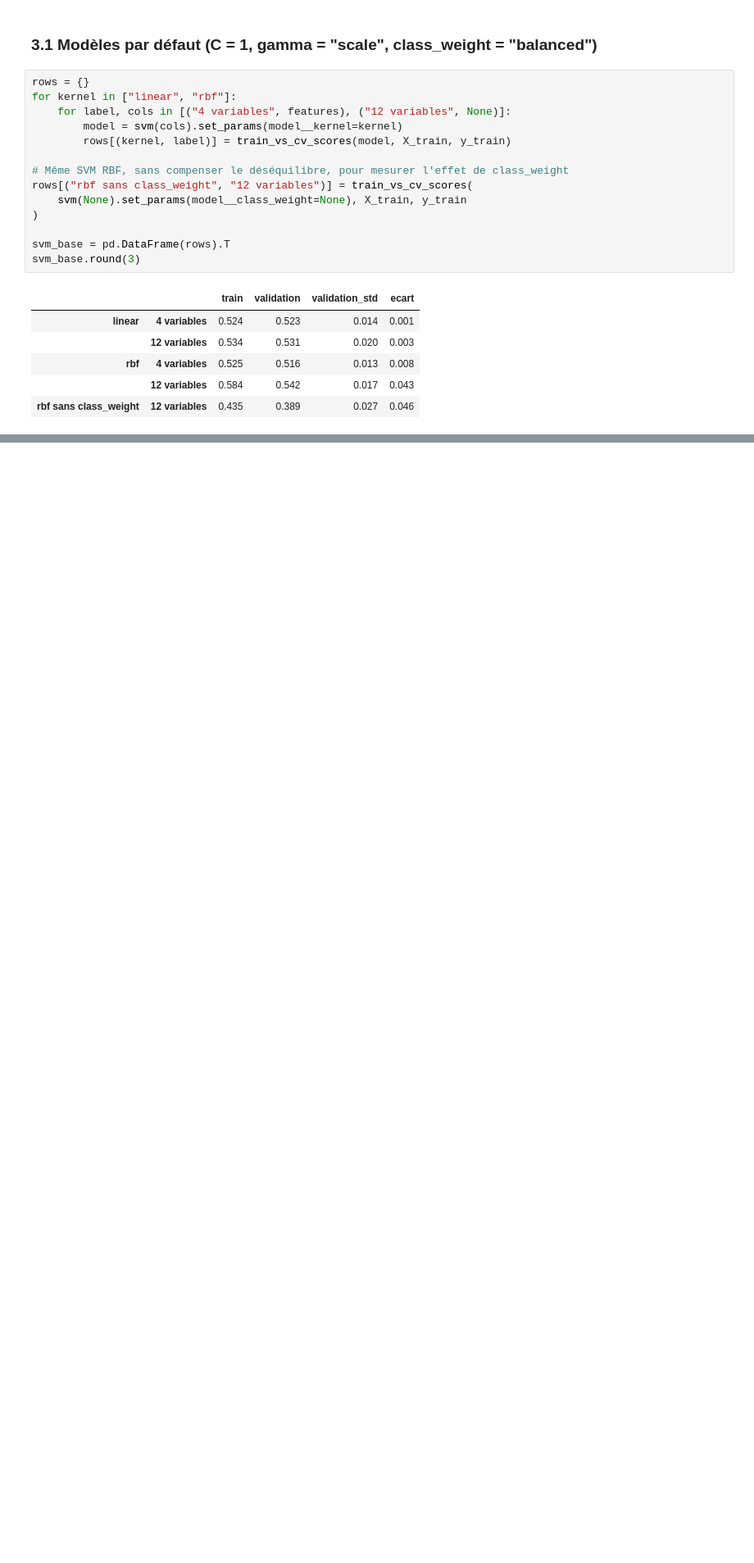
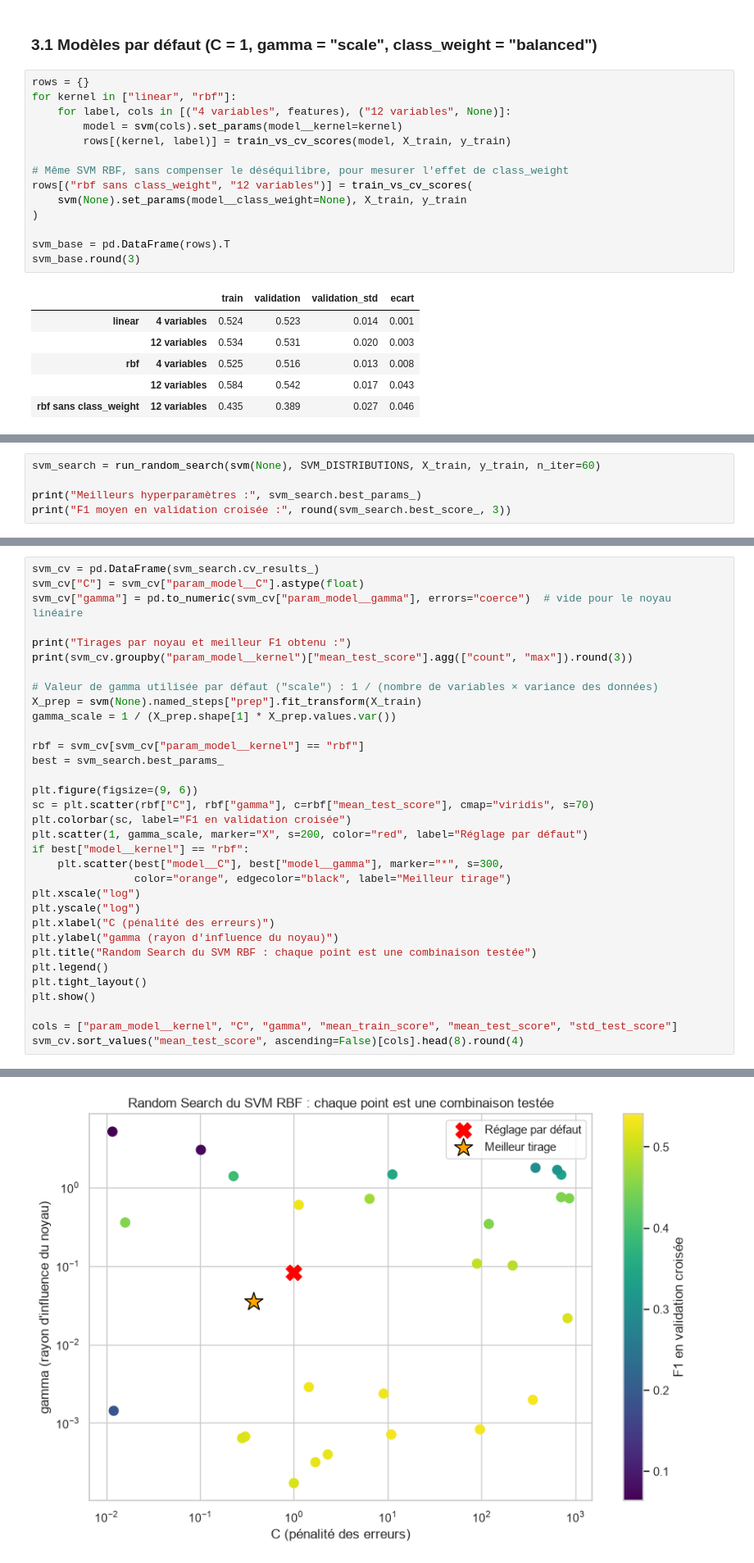
Before and after one commit to AmbreBerdery/WineQuality, a Jupyter notebook: notebooks/05_optimization.ipynb, the cells around one changed output, grey strips where cells are left out. Shown at 82% size. Saved outputs shown, nothing was run; the diff lists cells and outputs as text; blank space fills up the shorter version.

Commit message:
SVM et comparaison Grid Search / Random Search

```diff
--- a/notebooks/05_optimization.ipynb
+++ b/notebooks/05_optimization.ipynb
@@ -209,0 +212,5 @@ svm_base.round(3)
+# %%
+svm_search = run_random_search(svm(None), SVM_DISTRIBUTIONS, X_train, y_train, n_iter=60)
+
+print("Meilleurs hyperparamètres :", svm_search.best_params_)
+print("F1 moyen en validation croisée :", round(svm_search.best_score_, 3))
@@ -209,0 +220,34 @@ svm_base.round(3)
+# %%
+svm_cv = pd.DataFrame(svm_search.cv_results_)
+svm_cv["C"] = svm_cv["param_model__C"].astype(float)
+svm_cv["gamma"] = pd.to_numeric(svm_cv["param_model__gamma"], errors="coerce")  # vide pour le noyau linéaire
+
+print("Tirages par noyau et meilleur F1 obtenu :")
+print(svm_cv.groupby("param_model__kernel")["mean_test_score"].agg(["count", "max"]).round(3))
+
+# Valeur de gamma utilisée par défaut ("scale") : 1 / (nombre de variables × variance des données)
+X_prep = svm(None).named_steps["prep"].fit_transform(X_train)
+gamma_scale = 1 / (X_prep.shape[1] * X_prep.values.var())
+
+rbf = svm_cv[svm_cv["param_model__kernel"] == "rbf"]
+best = svm_search.best_params_
+
+plt.figure(figsize=(9, 6))
+sc = plt.scatter(rbf["C"], rbf["gamma"], c=rbf["mean_test_score"], cmap="viridis", s=70)
+plt.colorbar(sc, label="F1 en validation croisée")
+plt.scatter(1, gamma_scale, marker="X", s=200, color="red", label="Réglage par défaut")
+if best["model__kernel"] == "rbf":
+    plt.scatter(best["model__C"], best["model__gamma"], marker="*", s=300,
+                color="orange", edgecolor="black", label="Meilleur tirage")
+plt.xscale("log")
+plt.yscale("log")
+plt.xlabel("C (pénalité des erreurs)")
+plt.ylabel("gamma (rayon d'influence du noyau)")
+plt.title("Random Search du SVM RBF : chaque point est une combinaison testée")
+plt.legend()
+plt.tight_layout()
+plt.show()
+
+cols = ["param_model__kernel", "C", "gamma", "mean_train_score", "mean_test_score", "std_test_score"]
+svm_cv.sort_values("mean_test_score", ascending=False)[cols].head(8).round(4)
+# %% [output]
@@ -209,0 +259 @@ svm_base.round(3)
+[figure, added]
```
Also changed, not shown: parts of 4 cells of this notebook.
